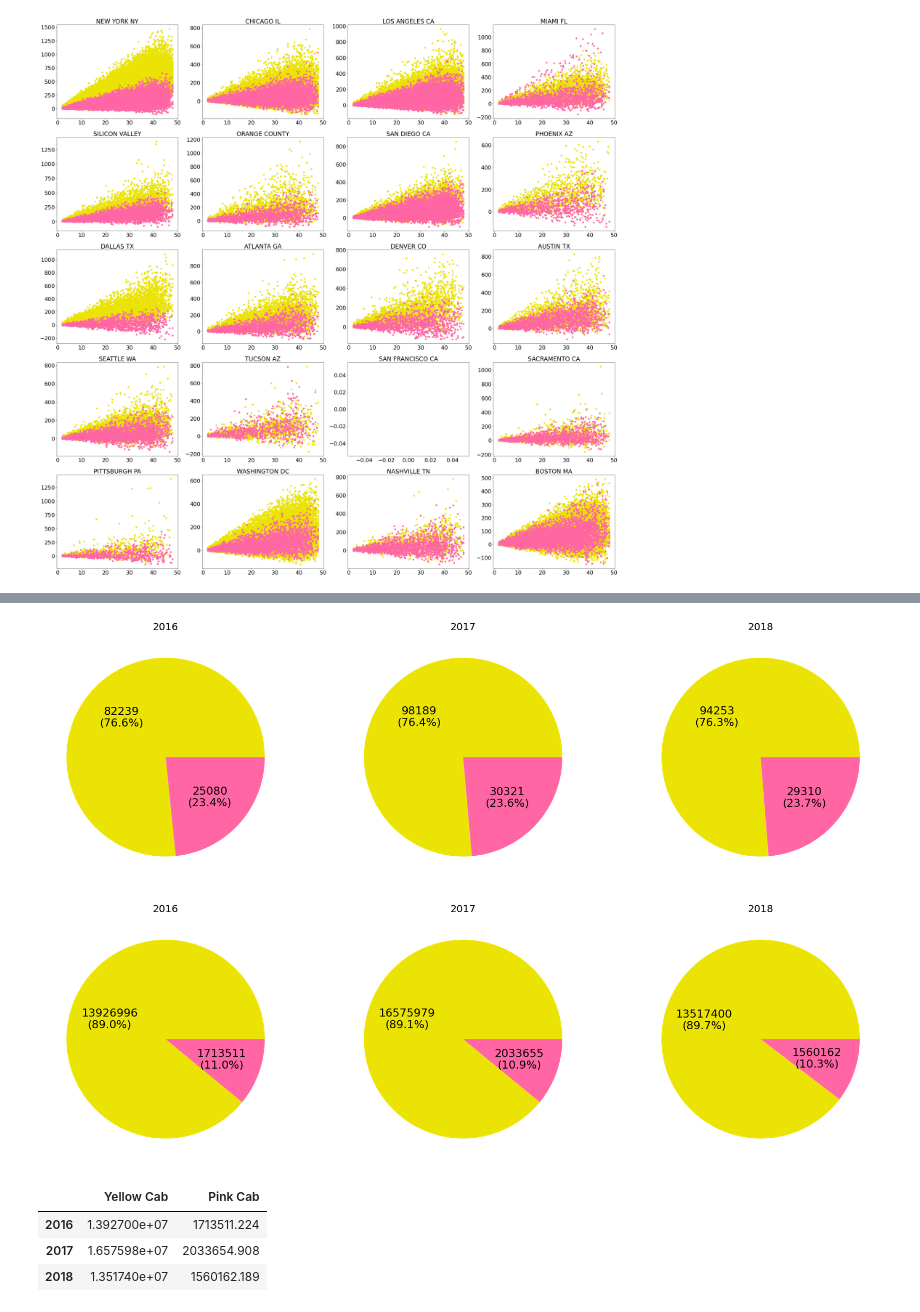
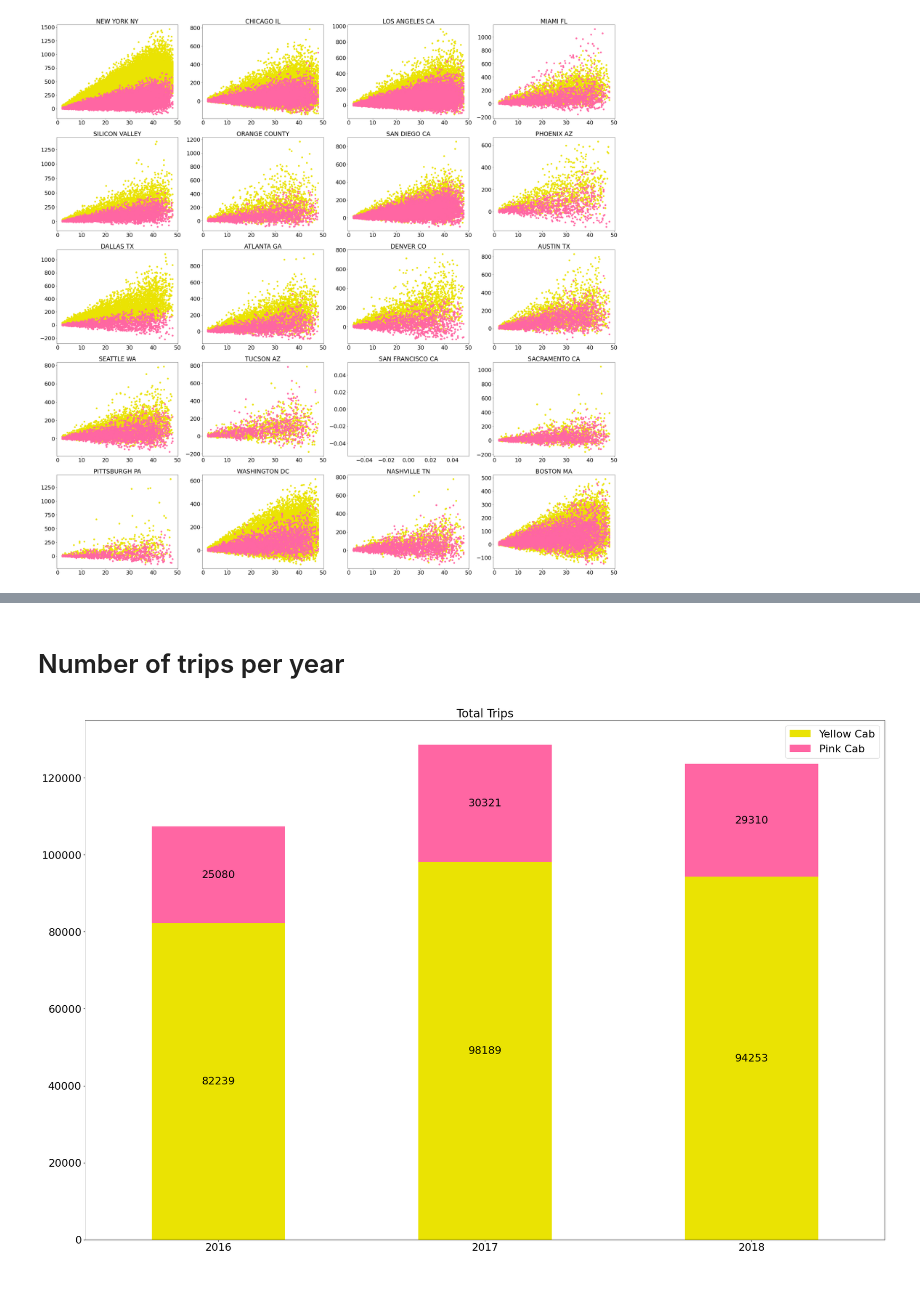
Before and after one commit to jpkcunha/Data-Glacier, a Jupyter notebook: Week2/Cab Investment Case Study/Cab Investiment Analysis.ipynb, the cells around one changed output, grey strips where cells are left out. Drawn from its saved outputs; the diff is of its cells as text; code cells hidden in the pictures; blank space fills up the shorter version.

```diff
--- a/Week2/Cab Investment Case Study/Cab Investiment Analysis.ipynb
+++ b/Week2/Cab Investment Case Study/Cab Investiment Analysis.ipynb
@@ -24,7 +25,7 @@ dfs['Customer'] = customer
 dfs['Transaction'] = transaction
 # %%
 holidays = pd.read_csv('USHoliday.csv')
-holidays['Date'] = pd.to_datetime(holidays['Date'])
+holidays['Date'] = pd.to_datetime(holidays['Date']).dt.date
 holidays = holidays[holidays.Year.between(2016, 2018)][['Date', 'Holiday', 'WeekDay']]
 dfs['Holiday'] = holidays
 holidays.head()
@@ -380,44 +351,0 @@ plt.show()
-# %%
-def my_fmt1(x):
-    return '{:.0f}\n({:.1f}%)'.format(total*x/100, x)
-
-# Initialise the subplot function using number of rows and columns
-figure, axis = plt.subplots(1, 3)
-plt.rcParams["figure.figsize"] = (30,20)
-plt.rcParams['font.size'] = 22
-
-for i, el in enumerate(rides.index):
-    aux = rides.loc[el]
-    total = aux.sum()
-    #aux.plot.pie(autopct=my_fmt, colors=['#EAE303', '#ff66a3'], startangle=90)
-    axis[i].pie(aux.values, labels = None, autopct=my_fmt1, colors=['#EAE303', '#ff66a3'])
-    axis[i].set_title(el, fontsize = 20)
-# Combine all the operations and display
-plt.show()
-# %% [output]
-[figure, removed]
-# %%
-yearly_profit = create_df(g_total['Total Profit'].reset_index(), 'Total Profit')
-
-# Initialise the subplot function using number of rows and columns
-figure, axis = plt.subplots(1, 3)
-plt.rcParams["figure.figsize"] = (30,20)
-plt.rcParams['font.size'] = 22
-
-for i, el in enumerate(yearly_profit.index):
-    aux = yearly_profit.loc[el]
-    total = aux.sum()
-    #aux.plot.pie(autopct=my_fmt, colors=['#EAE303', '#ff66a3'], startangle=90)
-    axis[i].pie(aux.values, labels = None, autopct=my_fmt, colors=['#EAE303', '#ff66a3'])
-    axis[i].set_title(el, fontsize = 20)
-# Combine all the operations and display
-plt.show()
-# %% [output]
-[figure, removed]
-# %%
-create_df(g_total['Total Profit'].reset_index(), 'Total Profit')
-# %% [output]
-|  | Yellow Cab | Pink Cab |
-| 2016 | 1.392700e+07 | 1713511.224 |
-| 2017 | 1.657598e+07 | 2033654.908 |
-| 2018 | 1.351740e+07 | 1560162.189 |
@@ -423,0 +359,20 @@ create_df(g_total['Total Profit'].reset_index(), 'Total Profit')
+# %% [markdown]
+# Number of trips per year
+# %%
+rides = create_df(g_total['Total Trips'].reset_index(), 'Total Trips')
+ax = rides.plot.bar(stacked=True, color=['#EAE303', '#ff66a3'], figsize = (30, 20))
+labels = [i for i in rides.to_numpy().flatten(order='F')]
+plt.rcParams['font.size'] = 22
+
+for i, patch in enumerate(ax.patches):
+    x, y = patch.get_xy()
+    x += patch.get_width() / 2
+    y += patch.get_height() / 2
+    ax.annotate(labels[i], (x, y), ha='center', va='center')
+
+ax.set_title('Total Trips', fontsize=24)
+plt.legend()
+plt.xticks(rotation = 0)
+plt.show()
+# %% [output]
+[figure, added]
```
Also changed, not shown: parts of 66 cells of this notebook, 1 other file.
